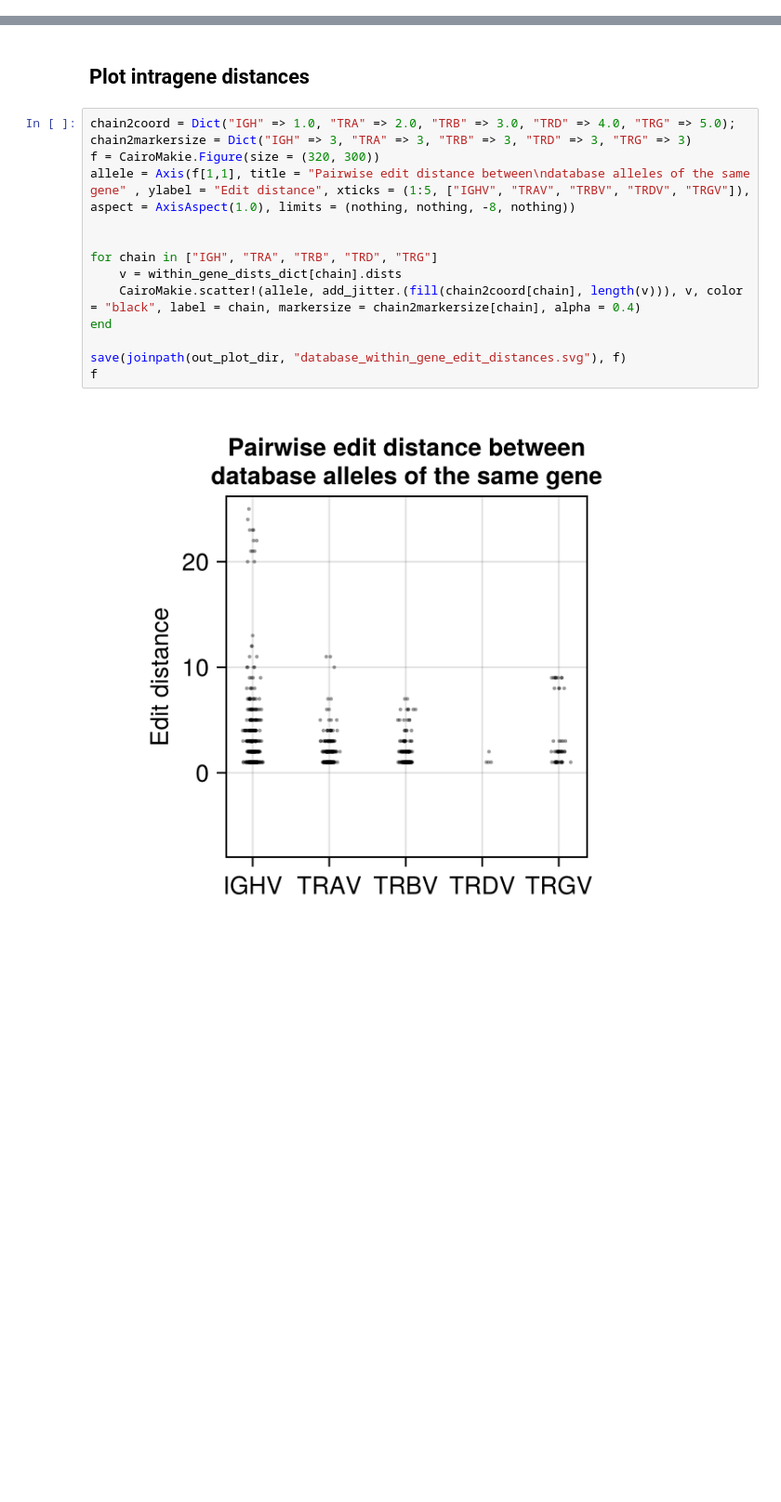
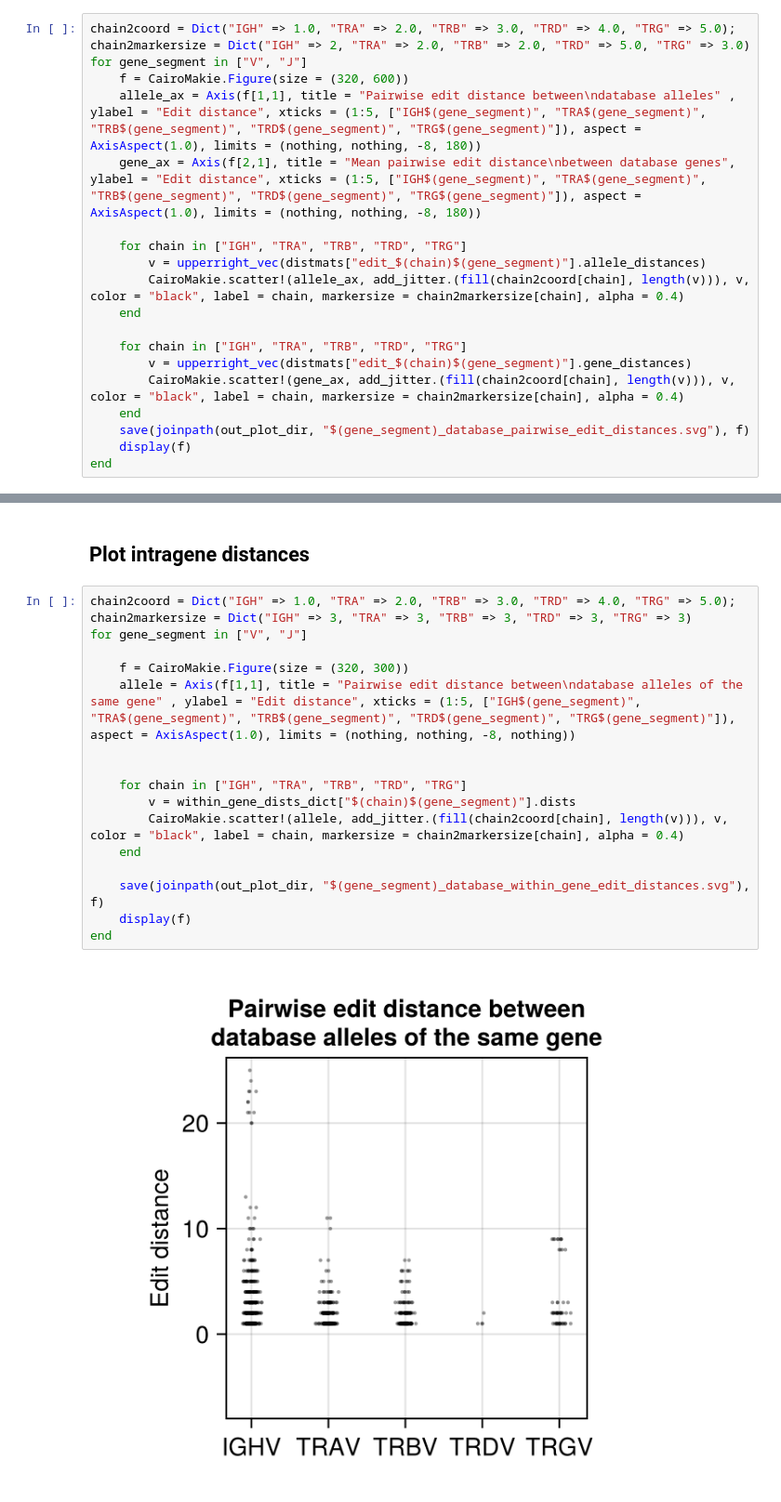
Before and after one commit to MurrellGroup/CHMMAIRRaAnalyses, a Jupyter notebook: notebooks/databases.ipynb, the cells around one changed output, grey strips where cells are left out. Shown at 93% size. Cells and saved outputs as stored; diff of their text form; blank space fills up the shorter version.

```diff
--- a/notebooks/databases.ipynb
+++ b/notebooks/databases.ipynb
@@ -32,2 +36,22 @@ distmats["edit_IGH"] = alleles2distmats(OGRDB_sequence_ids, OGRDB_sequences, dis
 # %% [markdown]
 ## Plot inter-allele distances
+# %%
+chain2coord = Dict("IGH" => 1.0, "TRA" => 2.0, "TRB" => 3.0, "TRD" => 4.0, "TRG" => 5.0);
+chain2markersize = Dict("IGH" => 2, "TRA" => 2.0, "TRB" => 2.0, "TRD" => 5.0, "TRG" => 3.0)
+for gene_segment in ["V", "J"]
+    f = CairoMakie.Figure(size = (320, 600))
+    allele_ax = Axis(f[1,1], title = "Pairwise edit distance between\ndatabase alleles" , ylabel = "Edit distance", xticks = (1:5, ["IGH$(gene_segment)", "TRA$(gene_segment)", "TRB$(gene_segment)", "TRD$(gene_segment)", "TRG$(gene_segment)"]), aspect = AxisAspect(1.0), limits = (nothing, nothing, -8, 180))
+    gene_ax = Axis(f[2,1], title = "Mean pairwise edit distance\nbetween database genes", ylabel = "Edit distance", xticks = (1:5, ["IGH$(gene_segment)", "TRA$(gene_segment)", "TRB$(gene_segment)", "TRD$(gene_segment)", "TRG$(gene_segment)"]), aspect = AxisAspect(1.0), limits = (nothing, nothing, -8, 180))
+
+    for chain in ["IGH", "TRA", "TRB", "TRD", "TRG"]
+        v = upperright_vec(distmats["edit_$(chain)$(gene_segment)"].allele_distances)
+        CairoMakie.scatter!(allele_ax, add_jitter.(fill(chain2coord[chain], length(v))), v, color = "black", label = chain, markersize = chain2markersize[chain], alpha = 0.4)
+    end
+
+    for chain in ["IGH", "TRA", "TRB", "TRD", "TRG"]
+        v = upperright_vec(distmats["edit_$(chain)$(gene_segment)"].gene_distances)
+        CairoMakie.scatter!(gene_ax, add_jitter.(fill(chain2coord[chain], length(v))), v, color = "black", label = chain, markersize = chain2markersize[chain], alpha = 0.4)
+    end
+    save(joinpath(out_plot_dir, "$(gene_segment)_database_pairwise_edit_distances.svg"), f)
+    display(f)
+end
@@ -77,16 +104,19 @@ end
 # %%
 chain2coord = Dict("IGH" => 1.0, "TRA" => 2.0, "TRB" => 3.0, "TRD" => 4.0, "TRG" => 5.0);
 chain2markersize = Dict("IGH" => 3, "TRA" => 3, "TRB" => 3, "TRD" => 3, "TRG" => 3)
-f = CairoMakie.Figure(size = (320, 300))
-allele = Axis(f[1,1], title = "Pairwise edit distance between\ndatabase alleles of the same gene" , ylabel = "Edit distance", xticks = (1:5, ["IGHV", "TRAV", "TRBV", "TRDV", "TRGV"]), aspect = AxisAspect(1.0), limits = (nothing, nothing, -8, nothing))
+for gene_segment in ["V", "J"]
+
+    f = CairoMakie.Figure(size = (320, 300))
+    allele = Axis(f[1,1], title = "Pairwise edit distance between\ndatabase alleles of the same gene" , ylabel = "Edit distance", xticks = (1:5, ["IGH$(gene_segment)", "TRA$(gene_segment)", "TRB$(gene_segment)", "TRD$(gene_segment)", "TRG$(gene_segment)"]), aspect = AxisAspect(1.0), limits = (nothing, nothing, -8, nothing))
 
 
-for chain in ["IGH", "TRA", "TRB", "TRD", "TRG"]
-    v = within_gene_dists_dict[chain].dists
-    CairoMakie.scatter!(allele, add_jitter.(fill(chain2coord[chain], length(v))), v, color = "black", label = chain, markersize = chain2markersize[chain], alpha = 0.4)
+    for chain in ["IGH", "TRA", "TRB", "TRD", "TRG"]
+        v = within_gene_dists_dict["$(chain)$(gene_segment)"].dists
+        CairoMakie.scatter!(allele, add_jitter.(fill(chain2coord[chain], length(v))), v, color = "black", label = chain, markersize = chain2markersize[chain], alpha = 0.4)
+    end
+
+    save(joinpath(out_plot_dir, "$(gene_segment)_database_within_gene_edit_distances.svg"), f)
+    display(f)
 end
-
-save(joinpath(out_plot_dir, "database_within_gene_edit_distances.svg"), f)
-f
 # %% [output]
-[figure, old version]
+[figure, new version]
```
Also changed, not shown: parts of 6 cells of this notebook, 10 other files.
